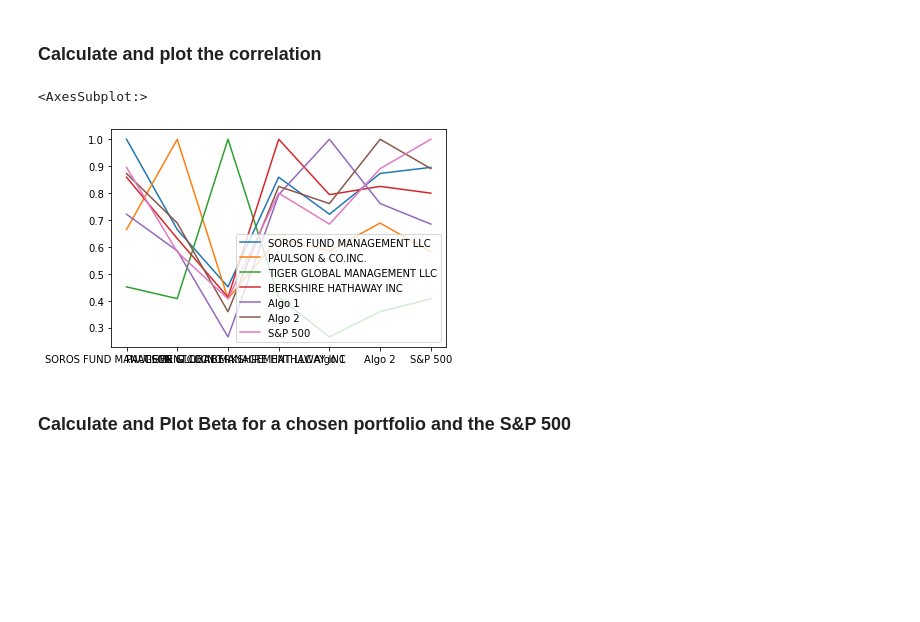
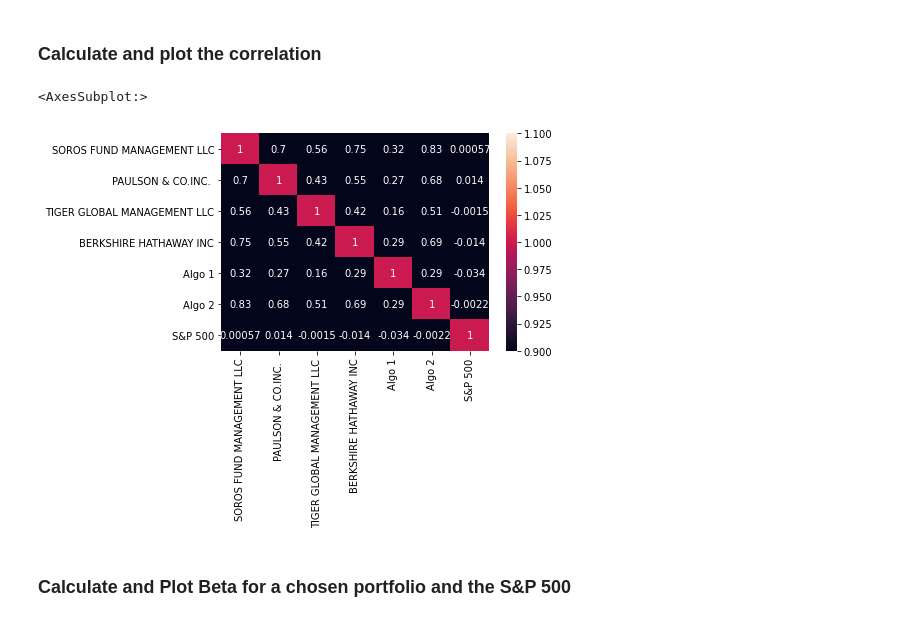
Before and after one commit to bgregory0913/Whale_Off_the_Portfolio, a Jupyter notebook: Starter_Code/whale_analysis.ipynb, the cells around one changed output. Drawn from its saved outputs; the diff is of its cells as text; code cells hidden in the pictures; blank space fills up the shorter version.

```diff
--- a/Starter_Code/whale_analysis.ipynb
+++ b/Starter_Code/whale_analysis.ipynb
@@ -76,7 +122,8 @@ Close    object
 dtype: object
 # %%
 # Fix Data Types //AND REMOVE DOLLAR SIGN//
-sp500_history_df = sp500_history_df['Close'].str.replace('$','').astype('float64')
+sp500_history = sp500_history_df["Close"].str.replace("$","").astype("float64")
 # %%
 # Calculate Daily Returns
-sp500_returns_df = sp500_history_df.pct_change()
+sp500_returns = sp500_history.pct_change()
+sp500_returns.head()
@@ -83,3 +138,4 @@ sp500_returns_df = sp500_history_df.pct_change()
 # %%
 # Drop nulls
-sp500_returns_cleaned = sp500_returns_df.dropna()
+sp500_returns = sp500_returns.dropna()
+sp500_returns.head()
@@ -86,3 +150,4 @@ sp500_returns_cleaned = sp500_returns_df.dropna()
 # %%
-# Rename `Close` Column to be specific to this portfolio. //IGNORE//
-sp500_returns = sp500_returns_cleaned.rename({'Close': 'S&P 500'}, axis = 1)
+# Rename `Close` Column to be specific to this portfolio.
+sp500_returns = sp500_returns.rename({"Close": "S&P 500"}, axis = 1)
+sp500_returns.head()
@@ -192,12 +274,12 @@ all_rolling_std.plot()
 ### Calculate and plot the correlation
 # %%
 # Calculate the correlation
-correlation = all_rolling_std.corr()
+correlation = portfolio_returns.corr()
 # Display de correlation matrix
-correlation.plot()
+sns.heatmap(correlation, vmin = 1, vmax = 1, annot = True)
 # %% [output]
 <AxesSubplot:>
-[figure, old version]
+[figure, new version]
 # %% [markdown]
 ### Calculate and Plot Beta for a chosen portfolio and the S&P 500
 # %%
```
Also changed, not shown: parts of 36 cells of this notebook.
